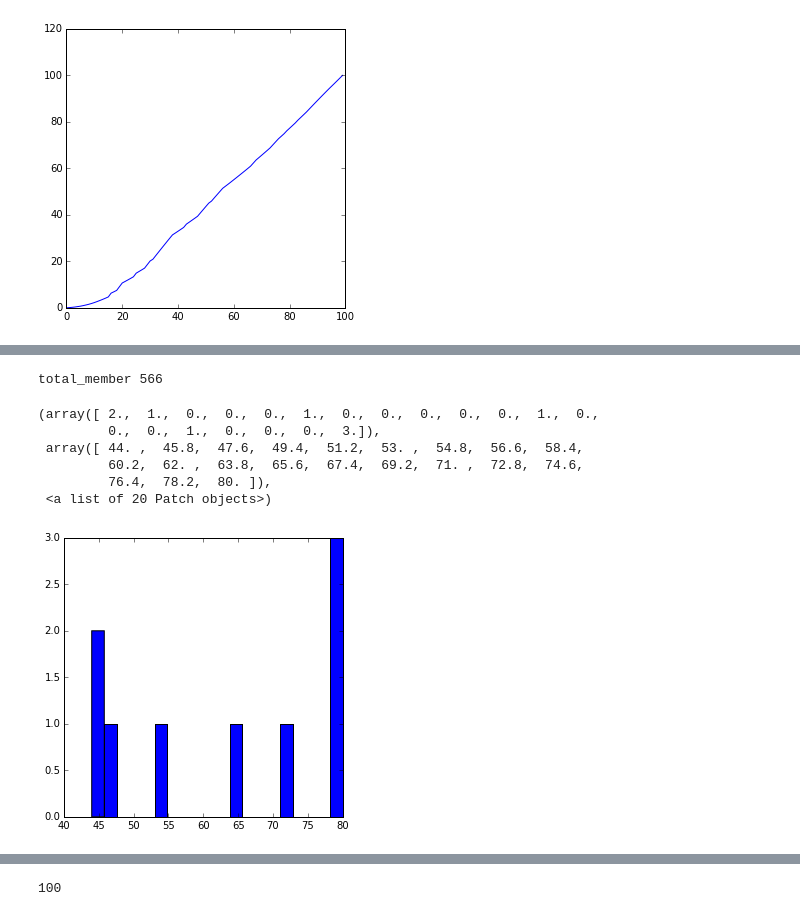
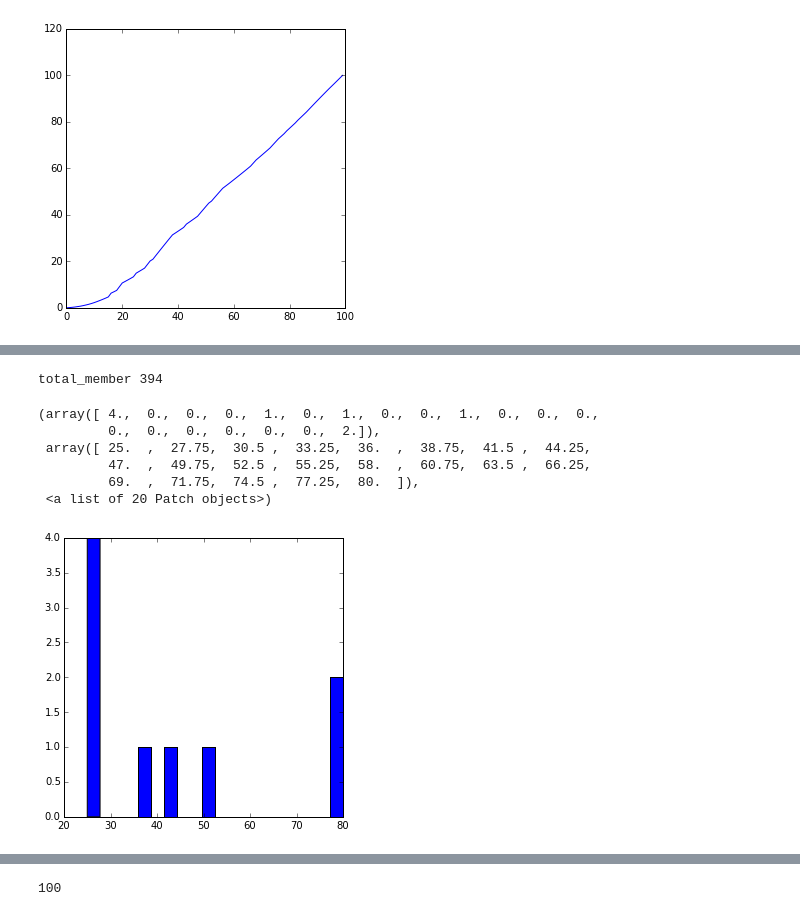
Before and after one commit to stephenyan1231/caffe-public, a Jupyter notebook: examples/cifar100/hdcnn/python/cifar100_NIN_raw.ipynb, the cells around one changed output, grey strips where cells are left out. Saved outputs shown, nothing was run; the diff lists cells and outputs as text; code cells hidden in the pictures.

```diff
--- a/examples/cifar100/hdcnn/python/cifar100_NIN_raw.ipynb
+++ b/examples/cifar100/hdcnn/python/cifar100_NIN_raw.ipynb
@@ -168,14 +168,15 @@ if 1:
     '''10 clusters'''
 #     affinity_propagation_cluster = AffinityPropagation(damping=0.75, max_iter=15000, convergence_iter=50, copy=True)
 
-    ''' 12 clusteres'''
-    # affinity_propagation_cluster = AffinityPropagation(damping=0.95, max_iter=15000, convergence_iter=50, copy=True)
+    ''' 14 clusteres'''
+#     affinity_propagation_cluster = AffinityPropagation(damping=0.75, max_iter=15000, convergence_iter=50, copy=True)
 
     cluster_labels = affinity_propagation_cluster.fit_predict(ftr)
     unique_cluster_label = np.unique(cluster_labels)
     n_cluster = unique_cluster_label.shape[0]
     cluster_members=[None]*n_cluster
 
+    print '%d clusters' % n_cluster
     for i in range(n_cluster):
         idx = np.nonzero(cluster_labels == unique_cluster_label[i])[0]
         cluster_members[i]=list(idx)
@@ -266,53 +267,61 @@ if 1:
     all_mb=range(num_class)
 
     # for 9 clusters v0.0
-#     gamma=5.0
-#     score_thres=1.0/(gamma*n_cluster)
+    gamma=5.0
+    score_thres=1.0/(gamma*n_cluster)
 
 #     for 9 clusters v2.0
 #     gamma=2.0
 #     score_thres=1.0/(gamma*n_cluster)
 
 #     for 9 clusters v3.0
-    gamma=10.0
-    score_thres=1.0/(gamma*n_cluster)
+#     gamma=10.0
+#     score_thres=1.0/(gamma*n_cluster)
+
+#     for 14 clusters v1.0
+#     gamma=5.0
+#     score_thres=1.0/(gamma*n_cluster)
+
+#     for 14 clusters v2.0
+#     gamma=10.0
+#     score_thres=1.0/(gamma*n_cluster)
 
     max_exp_clu_size=80
     extra_cluster_members=[None]*n_cluster
 
     for i in range(n_cluster):
         non_member = np.asarray(np.setdiff1d(range(num_class),cluster_members[i]))
     #     print non_member.shape
         score=np.zeros((non_member.shape[0]))
         for j in range(non_member.shape[0]):
             idx=np.nonzero(train_val_img_labels==non_member[j])[0]
             lc_prob=val_prob[idx,:][:,cluster_members[i]]
             score[j]=np.mean(np.sum(lc_prob,axis=1))
         score_sorted=np.sort(score)[::-1]
         idx_sort=np.argsort(score)[::-1]
         idx2=np.nonzero(score_sorted>=score_thres)[0]
         if len(idx2)+len(cluster_members[i])> max_exp_clu_size:
             idx2=idx2[:(max_exp_clu_size-len(cluster_members[i]))]
         extra_cluster_members[i]=[non_member[idx_sort[id]] for id in idx2]
         exp_cluster_members[i]=cluster_members[i]+extra_cluster_members[i]
         assert len(exp_cluster_members[i])==np.unique(np.asarray(exp_cluster_members[i])).shape[0]
 else:
     '''disjoint coarse category'''
     for i in range(n_cluster):
         exp_cluster_members[i]=cluster_members[i]
 
 total_member=sum([len(cluster) for cluster in exp_cluster_members])
 print 'total_member %d' % total_member
 plt.hist([len(cluster) for cluster in exp_cluster_members],bins=20)
 # %% [output]
-total_member 566
+total_member 394
-(array([ 2.,  1.,  0.,  0.,  0.,  1.,  0.,  0.,  0.,  0.,  0.,  1.,  0.,
-         0.,  0.,  1.,  0.,  0.,  0.,  3.]),
- array([ 44. ,  45.8,  47.6,  49.4,  51.2,  53. ,  54.8,  56.6,  58.4,
-         60.2,  62. ,  63.8,  65.6,  67.4,  69.2,  71. ,  72.8,  74.6,
-         76.4,  78.2,  80. ]),
+(array([ 4.,  0.,  0.,  0.,  1.,  0.,  1.,  0.,  0.,  1.,  0.,  0.,  0.,
+         0.,  0.,  0.,  0.,  0.,  0.,  2.]),
+ array([ 25.  ,  27.75,  30.5 ,  33.25,  36.  ,  38.75,  41.5 ,  44.25,
+         47.  ,  49.75,  52.5 ,  55.25,  58.  ,  60.75,  63.5 ,  66.25,
+         69.  ,  71.75,  74.5 ,  77.25,  80.  ]),
  <a list of 20 Patch objects>)
-[figure, old version]
+[figure, new version]
 # %%
 for i in range(n_cluster):
     print len(exp_cluster_members[i])
```
Also changed, not shown: parts of 19 cells of this notebook, 14 other files.
